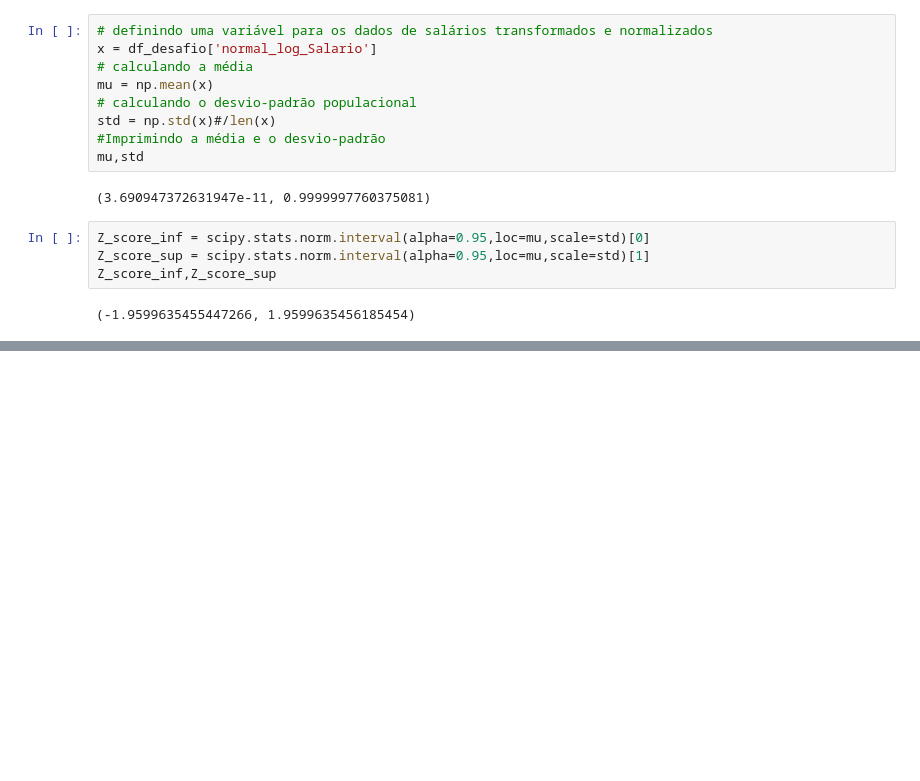
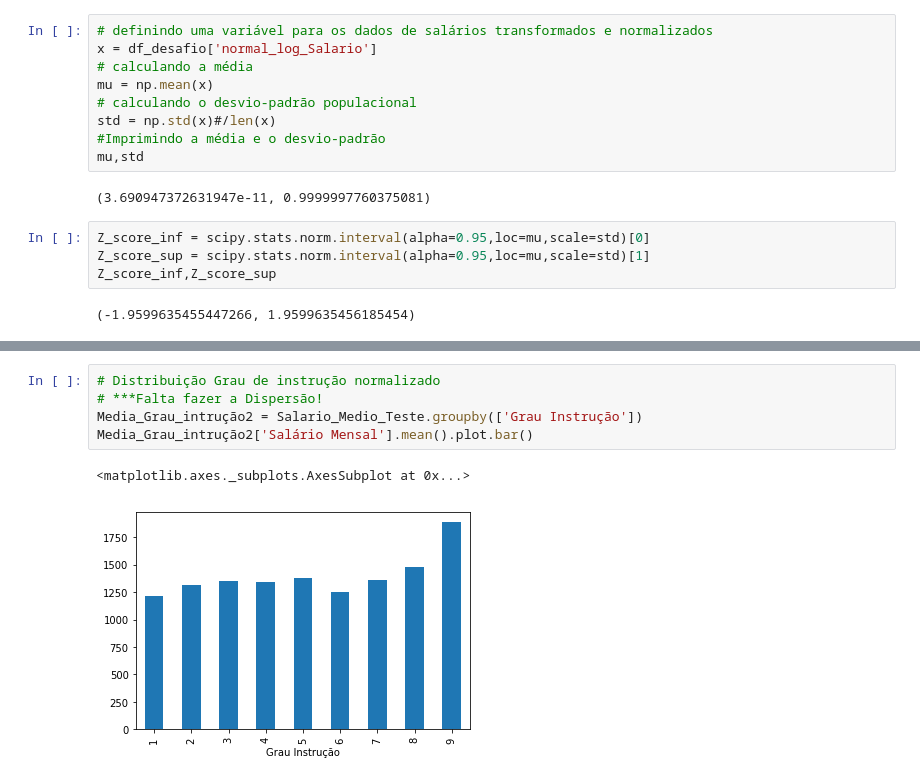
Before and after one commit to tsilverio/Desafio1_DataScience, a Jupyter notebook: Desafio1_Thiago.ipynb, the cells around one changed output, grey strips where cells are left out. Saved outputs shown, nothing was run; the diff lists cells and outputs as text; blank space fills up the shorter version.

```diff
--- a/Desafio1_Thiago.ipynb
+++ b/Desafio1_Thiago.ipynb
@@ -415,0 +425,8 @@ plt.show()
+# %%
+# Distribuição Grau de instrução normalizado
+# ***Falta fazer a Dispersão!
+Media_Grau_intrução2 = Salario_Medio_Teste.groupby(['Grau Instrução'])
+Media_Grau_intrução2['Salário Mensal'].mean().plot.bar()
+# %% [output]
+<matplotlib.axes._subplots.AxesSubplot at 0x...>
+[figure, added]
```
Also changed, not shown: parts of 21 cells of this notebook.
